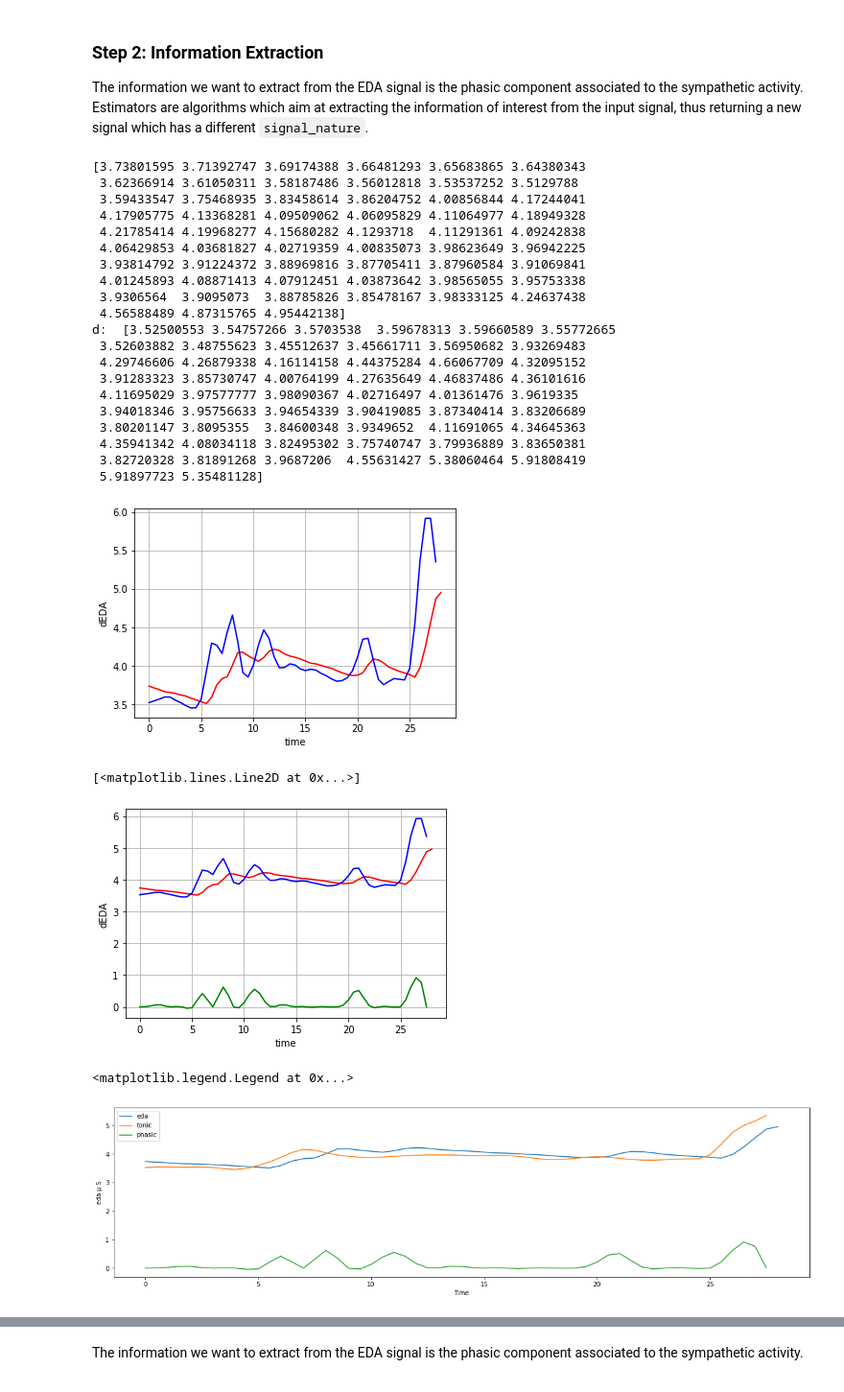
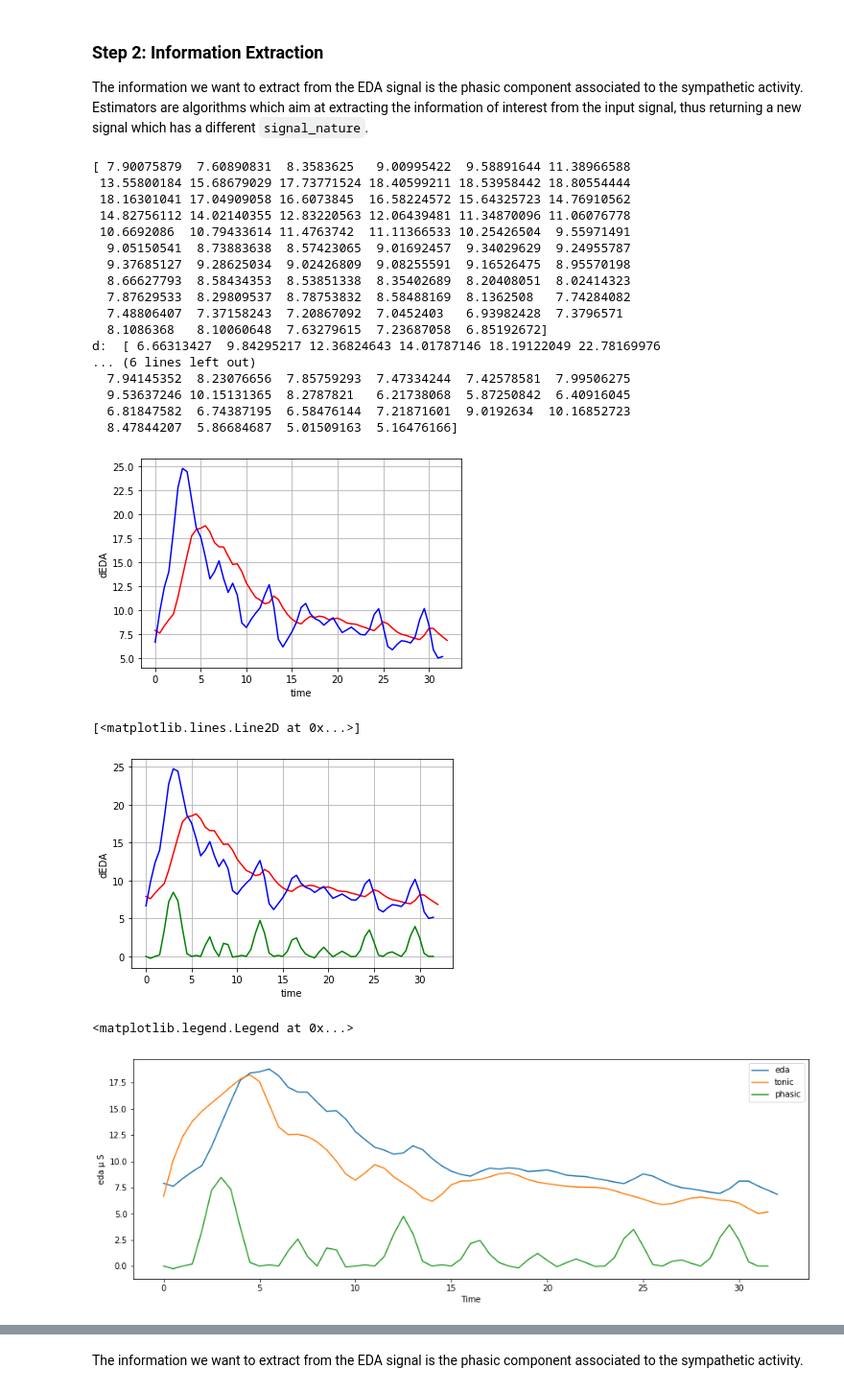
Before and after one commit to Gioelson95/MasterThesis, a Jupyter notebook: code/feature_extraction/eda/eda_features.ipynb, the cells around one changed output, grey strips where cells are left out. Shown: that part at 96% size. Drawn from its saved outputs; the diff is of its cells as text; code cells hidden in the pictures.

```diff
--- a/code/feature_extraction/eda/eda_features.ipynb
+++ b/code/feature_extraction/eda/eda_features.ipynb
@@ -47,7 +47,7 @@ Please cite:
 Bizzego et al. (2019) 'pyphysio: A physiological signal processing library for data science approaches in physiology', SoftwareX
 # %%
 # import data and creating a signal
-my_eda_data = np.loadtxt(fname = os.getcwd()+'/44.txt')
+my_eda_data = np.loadtxt(fname = os.getcwd()+'/22.txt')
 # /Users/gioelepozzi/Desktop/code/eda_feature_extraction/11.txt
 
 fsamp = 50 # from the paper
@@ -149,32 +149,29 @@ driver = est.DriverEstim()(eda)
 print(eda)
 print('d: ', driver)
 # %% [output]
-[3.73801595 3.71392747 3.69174388 3.66481293 3.65683865 3.64380343
- 3.62366914 3.61050311 3.58187486 3.56012818 3.53537252 3.5129788
- 3.59433547 3.75468935 3.83458614 3.86204752 4.00856844 4.17244041
- 4.17905775 4.13368281 4.09509062 4.06095829 4.11064977 4.18949328
- 4.21785414 4.19968277 4.15680282 4.1293718  4.11291361 4.09242838
- 4.06429853 4.03681827 4.02719359 4.00835073 3.98623649 3.96942225
- 3.93814792 3.91224372 3.88969816 3.87705411 3.87960584 3.91069841
- 4.01245893 4.08871413 4.07912451 4.03873642 3.98565055 3.95753338
- 3.9306564  3.9095073  3.88785826 3.85478167 3.98333125 4.24637438
- 4.56588489 4.87315765 4.95442138]
-d:  [3.52500553 3.54757266 3.5703538  3.59678313 3.59660589 3.55772665
- 3.52603882 3.48755623 3.45512637 3.45661711 3.56950682 3.93269483
- 4.29746606 4.26879338 4.16114158 4.44375284 4.66067709 4.32095152
- 3.91283323 3.85730747 4.00764199 4.27635649 4.46837486 4.36101616
- 4.11695029 3.97577777 3.98090367 4.02716497 4.01361476 3.9619335
- 3.94018346 3.95756633 3.94654339 3.90419085 3.87340414 3.83206689
- 3.80201147 3.8095355  3.84600348 3.9349652  4.11691065 4.34645363
- 4.35941342 4.08034118 3.82495302 3.75740747 3.79936889 3.83650381
- 3.82720328 3.81891268 3.9687206  4.55631427 5.38060464 5.91808419
- 5.91897723 5.35481128]
+[ 7.90075879  7.60890831  8.3583625   9.00995422  9.58891644 11.38966588
+ 13.55800184 15.68679029 17.73771524 18.40599211 18.53958442 18.80554444
+ 18.16301041 17.04909058 16.6073845  16.58224572 15.64325723 14.76910562
+ 14.82756112 14.02140355 12.83220563 12.06439481 11.34870096 11.06076778
+ 10.6692086  10.79433614 11.4763742  11.11366533 10.25426504  9.55971491
+  9.05150541  8.73883638  8.57423065  9.01692457  9.34029629  9.24955787
+  9.37685127  9.28625034  9.02426809  9.08255591  9.16526475  8.95570198
+  8.66627793  8.58434353  8.53851338  8.35402689  8.20408051  8.02414323
+  7.87629533  8.29809537  8.78753832  8.58488169  8.1362508   7.74284082
+  7.48806407  7.37158243  7.20867092  7.0452403   6.93982428  7.3796571
+  8.1086368   8.10060648  7.63279615  7.23687058  6.85192672]
+d:  [ 6.66313427  9.84295217 12.36824643 14.01787146 18.19122049 22.78169976
+... (6 lines left out)
+  7.94145352  8.23076656  7.85759293  7.47334244  7.42578581  7.99506275
+  9.53637246 10.15131365  8.2787821   6.21738068  5.87250842  6.40916045
+  6.81847582  6.74387195  6.58476144  7.21871601  9.0192634  10.16852723
+  8.47844207  5.86684687  5.01509163  5.16476166]
 # %%
 eda.plot('r')
 driver.plot('b')
 plt.grid()
 # %% [output]
-[figure, old version]
+[figure, new version]
 # %%
 # compute the phasic component
 phasic, tonic, _ = ph.PhasicEstim(delta=0.02)(driver)
@@ -183,21 +180,21 @@ driver.plot('b')
 phasic.plot('g')
 # %% [output]
 [<matplotlib.lines.Line2D at 0x...>]
-[figure, old version]
+[figure, new version]
 # %%
 fsamp=2
 t = np.arange(0,len(eda))/fsamp
-plt.figure(figsize=(20, 5))
+plt.figure(figsize=(15, 5))
 plt.plot(t, eda, label='eda')
 #plt.plot(t[: -1], driver, label='driver')
 plt.plot(t[: -1], tonic, label='tonic')
 plt.plot(t[: -1], phasic, label='phasic')
 plt.xlabel('Time')
 plt.ylabel('eda \u03BC S')
 plt.legend()
 # %% [output]
 <matplotlib.legend.Legend at 0x...>
-[figure, old version]
+[figure, new version]
 # %%
 # check results so far
 plt.figure()
```
Also changed, not shown: parts of 6 cells of this notebook, 4 other files.
